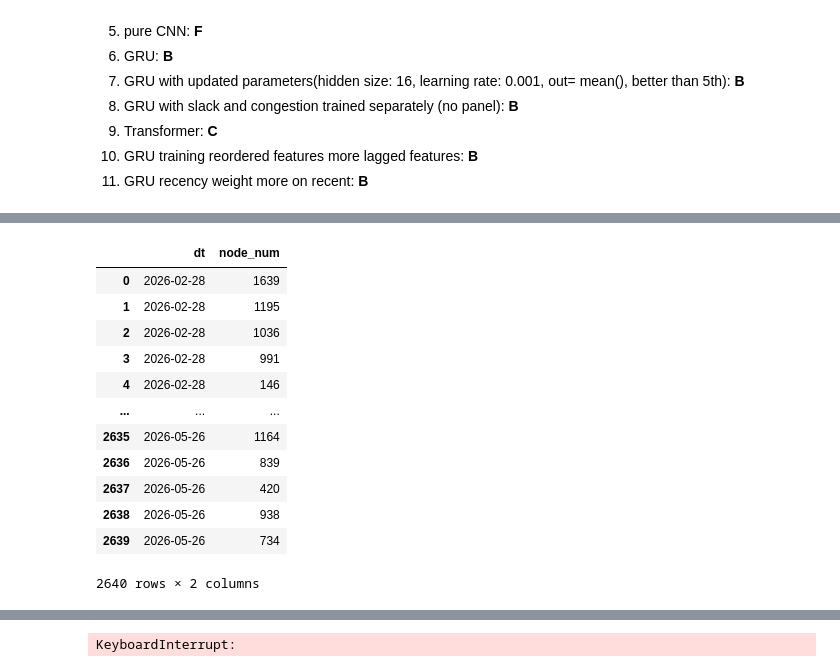
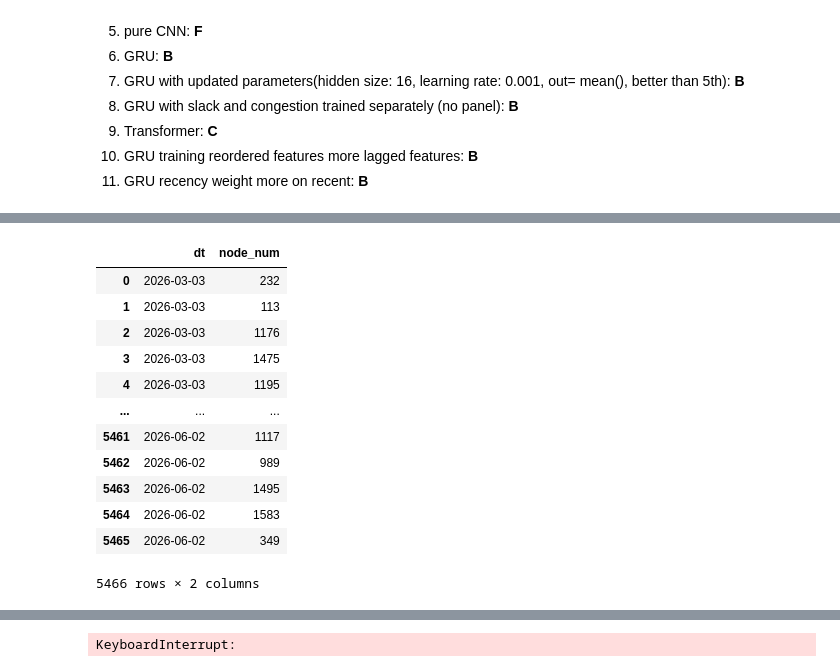
Before and after one commit to qingcheng-rgb/Qingcheng, a Jupyter notebook: QCTest/Ultra/Backtester.ipynb, the cells around one changed output, grey strips where cells are left out. Cells and saved outputs as stored; diff of their text form; code cells hidden in the pictures.

```diff
--- a/QCTest/Ultra/Backtester.ipynb
+++ b/QCTest/Ultra/Backtester.ipynb
@@ -89,17 +89,17 @@ Here the job starts!
 # %%
-# select_unique_nodes_across_dates('2026-02-28','2026-05-26',30,True)
+select_unique_nodes_across_dates('2026-03-03','2026-06-02',60,True)
 # %% [output]
 |  | dt | node_num |
-| 0 | 2026-02-28 | 1639 |
-| 1 | 2026-02-28 | 1195 |
-| 2 | 2026-02-28 | 1036 |
-| 3 | 2026-02-28 | 991 |
-| 4 | 2026-02-28 | 146 |
+| 0 | 2026-03-03 | 232 |
+| 1 | 2026-03-03 | 113 |
+| 2 | 2026-03-03 | 1176 |
+| 3 | 2026-03-03 | 1475 |
+| 4 | 2026-03-03 | 1195 |
 | ... | ... | ... |
-| 2635 | 2026-05-26 | 1164 |
-| 2636 | 2026-05-26 | 839 |
-| 2637 | 2026-05-26 | 420 |
-| 2638 | 2026-05-26 | 938 |
-| 2639 | 2026-05-26 | 734 |
+| 5461 | 2026-06-02 | 1117 |
+| 5462 | 2026-06-02 | 989 |
+| 5463 | 2026-06-02 | 1495 |
+| 5464 | 2026-06-02 | 1583 |
+| 5465 | 2026-06-02 | 349 |
-2640 rows × 2 columns
+5466 rows × 2 columns
 # %%
```
Also changed, not shown: parts of 2 cells of this notebook, 5 other files.
